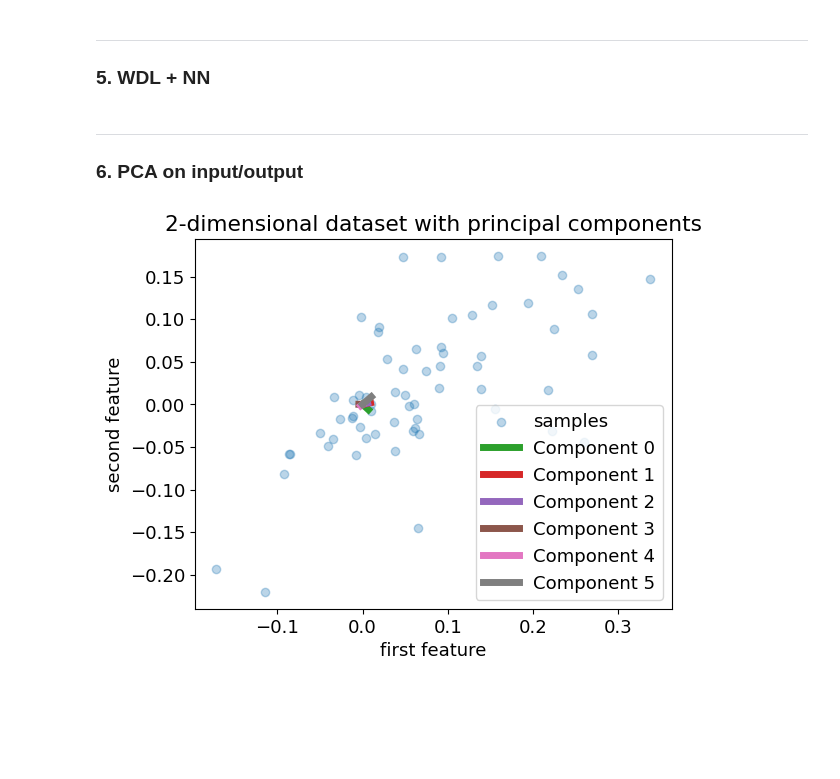
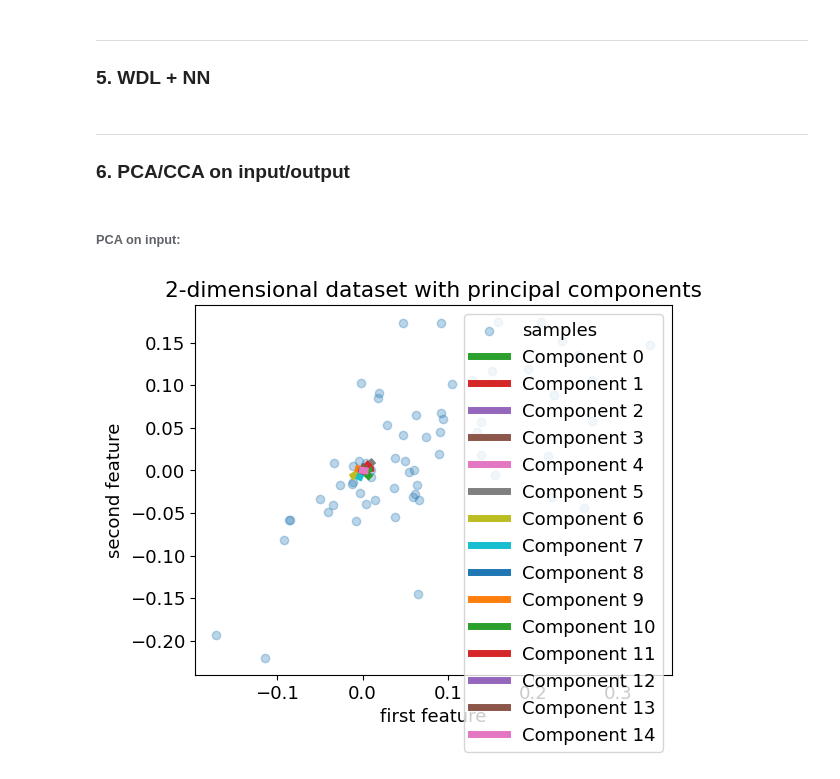
Before and after one commit to pjin1010/ResearchSGS, a Jupyter notebook: TestNBs/paramW.ipynb, the cells around one changed output. Saved outputs shown, nothing was run; the diff lists cells and outputs as text; code cells hidden in the pictures; blank space fills up the shorter version.

```diff
--- a/TestNBs/paramW.ipynb
+++ b/TestNBs/paramW.ipynb
@@ -466,35 +445,37 @@ for z in [0,1]:
     if z: colorbar("$R^2$")
 # %% [markdown]
 ---
-### 6. PCA on input/output
+### 6. PCA/CCA on input/output
 # %%
 from sklearn.decomposition import PCA
 from sklearn.cross_decomposition import CCA
 from sklearn import preprocessing
+# %% [markdown]
+###### PCA on input:
 # %%
 t_pca = 50
 q_pca = preprocessing.normalize(eddy_forcing1['q'][t_pca][0])
-pca = PCA(n_components=6).fit(q_pca)
+pca = PCA(n_components=15).fit(q_pca)
 
 plt.scatter(q_pca[:, 0], q_pca[:, 1], alpha=0.3, label="samples")
 for i, (comp, var) in enumerate(zip(pca.components_, pca.explained_variance_)):
     comp = comp * var  # scale component by its variance explanation power
     plt.plot(
         [0, comp[0]],
         [0, comp[1]],
         label=f"Component {i}",
         linewidth=5,
         color=f"C{i + 2}",
     )
 plt.gca().set(
     aspect="equal",
     title="2-dimensional dataset with principal components",
     xlabel="first feature",
     ylabel="second feature",
 )
 plt.legend()
 plt.show()
 # %% [output]
-[figure, old version]
+[figure, new version]
 # %%
 PC_values = np.arange(pca.n_components_) + 1
```
Also changed, not shown: parts of 7 cells of this notebook, 1 other file.
